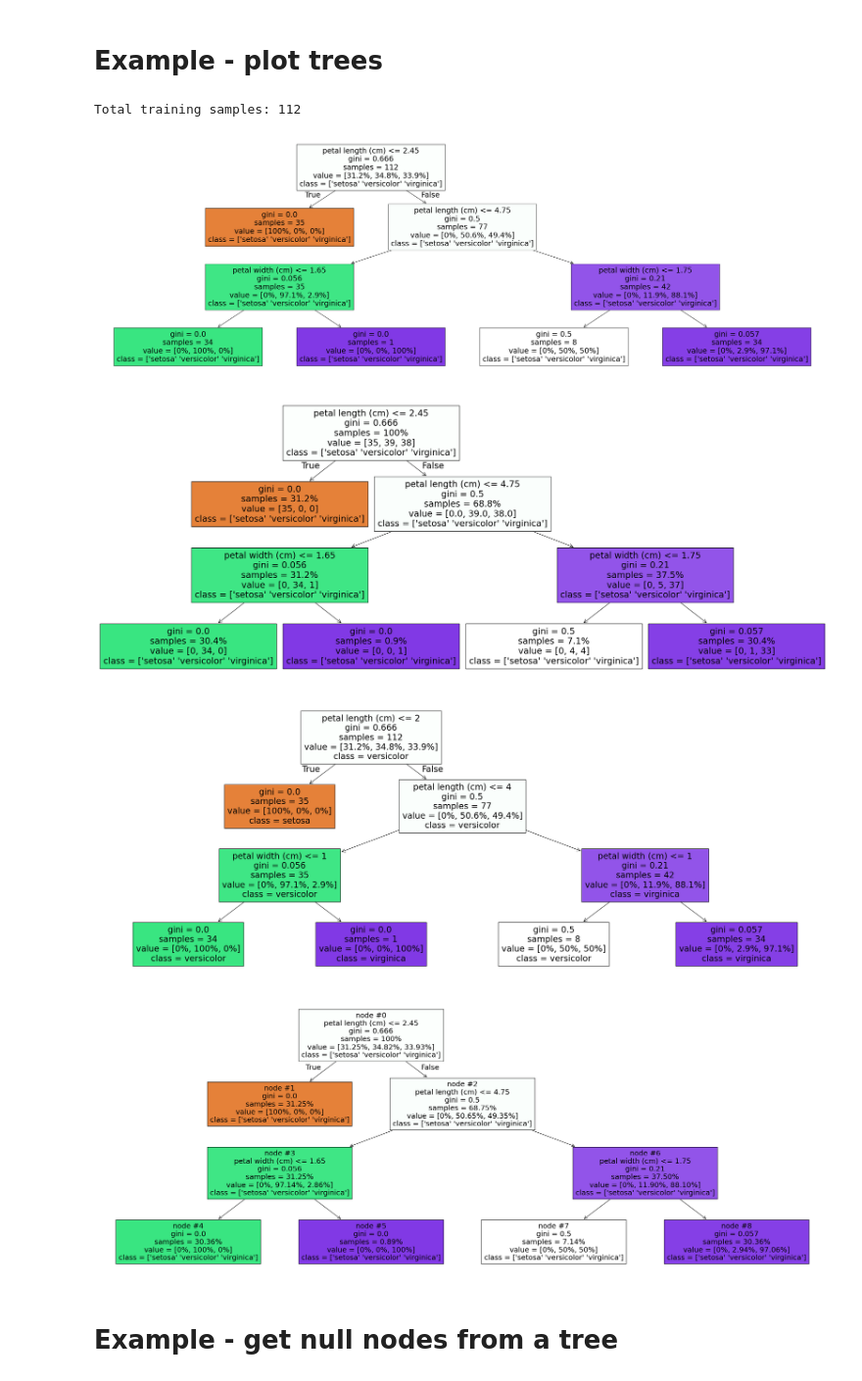
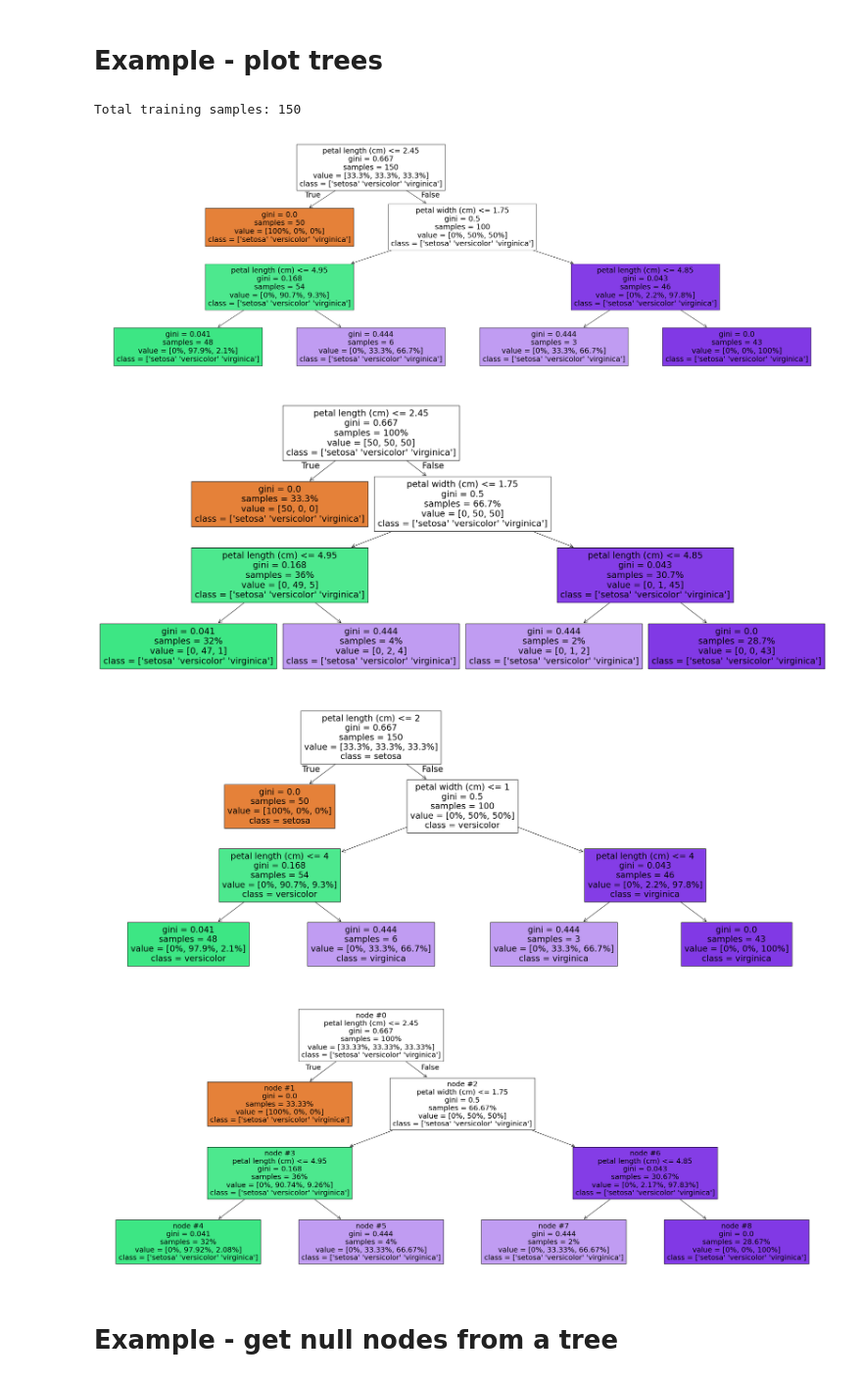
Before and after one commit to k-explore/format_tree, a Jupyter notebook: Examples.ipynb, the cells around one changed output. Shown at 98% size. Saved outputs shown, nothing was run; the diff lists cells and outputs as text; code cells hidden in the pictures.

```diff
--- a/Examples.ipynb
+++ b/Examples.ipynb
@@ -9,19 +9,15 @@ from format_tree import plot_formatted_tree, check_nulls_in_leaf_nodes, get_null
 def example():
     from sklearn import datasets
     from sklearn.tree import DecisionTreeClassifier
-    from sklearn.model_selection import train_test_split
 
     # Load dataset
     iris = datasets.load_iris()
     X = iris.data
     y = iris.target
 
-    # Split data
-    X_train, X_test, y_train, y_test = train_test_split(X, y, random_state=42)
-
     # Train a decision tree
     clf = DecisionTreeClassifier(max_depth=3, random_state=42)
-    clf.fit(X_train, y_train)
+    clf.fit(X, y)
 
     # Get total training sample size
     total_samples = int(clf.tree_.n_node_samples[0])
@@ -53,38 +49,38 @@ def example():
     fig3, ax3 = plot_formatted_tree(
         clf,
         feature_names=iris.feature_names,
         class_names=iris.target_names,
         value_format="percentage",
         samples_format="number",
         integer_thresholds=True,
         class_display="one",
         figsize=(26, 10)
     )
     # fig3.savefig('tree_integer_thresholds.png')
 
     # Example 4: All percentages with custom decimal places
     fig4, ax4 = plot_formatted_tree(
         clf,
         feature_names=iris.feature_names,
         class_names=iris.target_names,
         value_format="percentage",
         samples_format="percentage",
         max_decimal_places=2,  # Show 2 decimal places
         node_ids=True,  # Show node IDs
         figsize=(26, 10)
     )
     # fig4.savefig('tree_all_pct.png')
 
     return clf
 
 if __name__ == "__main__":
     example()
 # %% [output]
-Total training samples: 112
+Total training samples: 150
-[figure, old version]
+[figure, new version]
-[figure, old version]
+[figure, new version]
-[figure, old version]
+[figure, new version]
-[figure, old version]
+[figure, new version]
 # %% [markdown]
 # Example - get null nodes from a tree
 # %%
```
Also changed, not shown: parts of 3 cells of this notebook, 2 other files.
